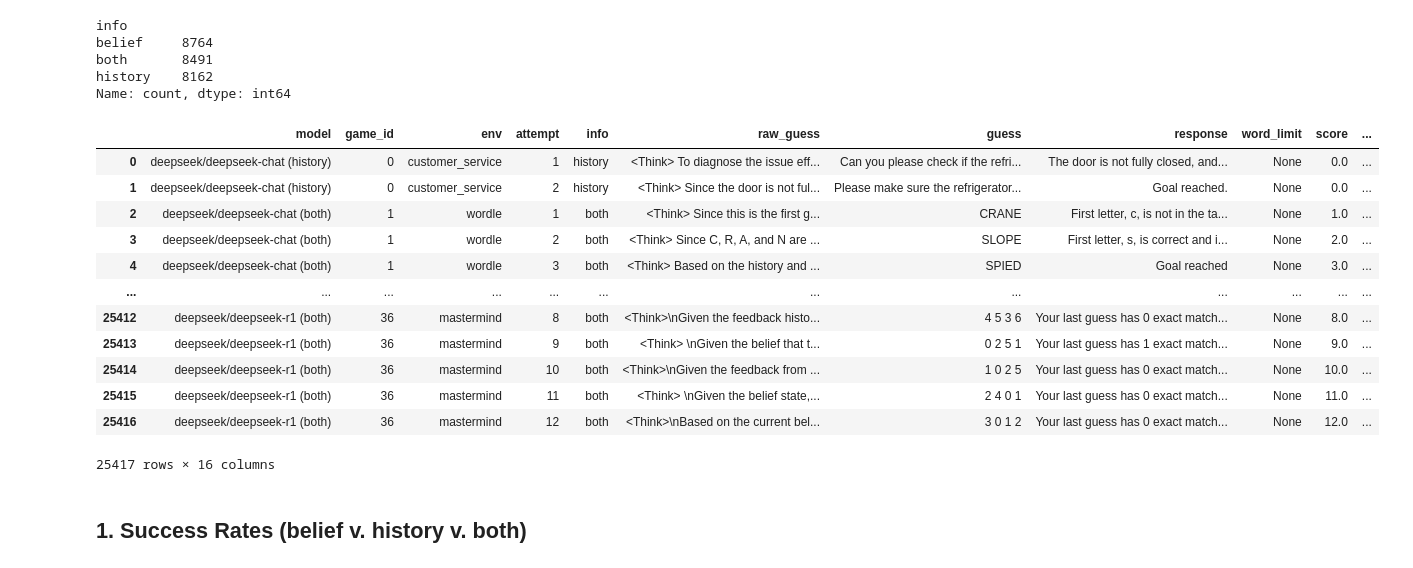
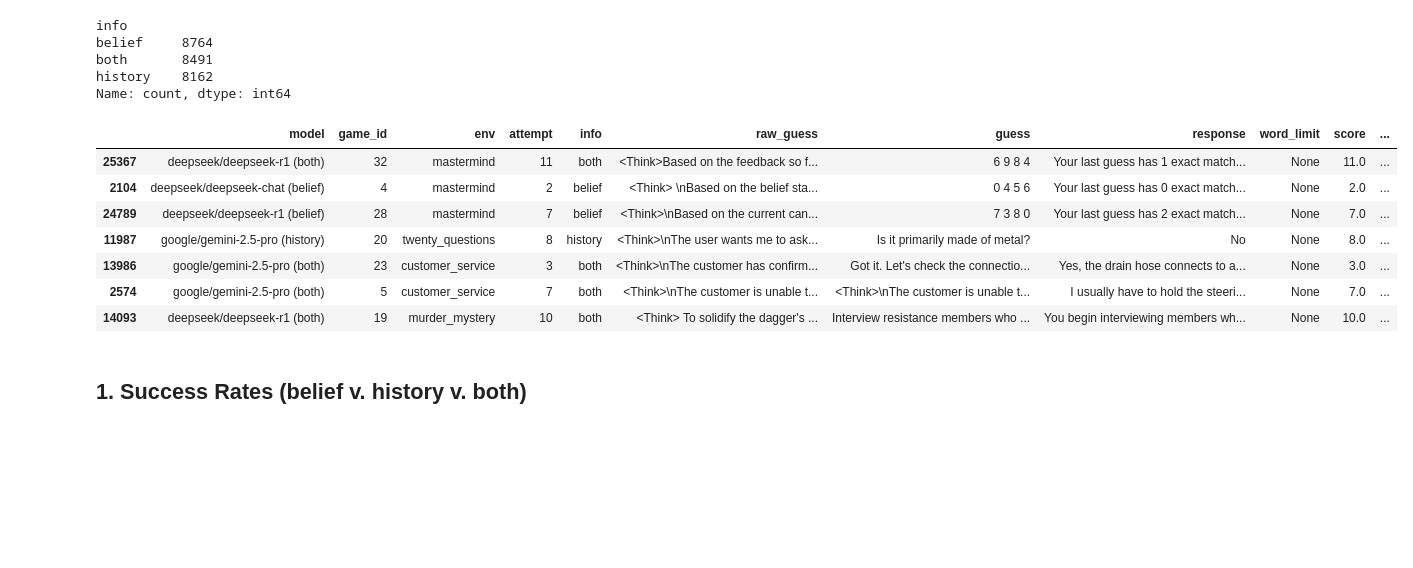
Before and after one commit to jakob-bjorner/verl, a Jupyter notebook: frontier_baselines/paprika_frontier_llms.ipynb, the cells around one changed output. Cells and saved outputs as stored; diff of their text form; code cells hidden in the pictures; blank space fills up the shorter version.

```diff
--- a/frontier_baselines/paprika_frontier_llms.ipynb
+++ b/frontier_baselines/paprika_frontier_llms.ipynb
@@ -291,21 +291,16 @@ df['model_info'] = df['model'].astype(str) + ' (' + df['info'].astype(str) + ')'
 # %%
 df['model'] = df['model_info']
 # %%
-df
+df.sample(n=7)
 # %% [output]
 |  | model | game_id | env | attempt | info | raw_guess | guess | response | word_limit | score | ... |
-| 0 | deepseek/deepseek-chat (history) | 0 | customer_service | 1 | history | <Think> To diagnose the issue eff... | Can you please check if the refri... | The door is not fully closed, and... | None | 0.0 | ... |
-| 1 | deepseek/deepseek-chat (history) | 0 | customer_service | 2 | history | <Think> Since the door is not ful... | Please make sure the refrigerator... | Goal reached. | None | 0.0 | ... |
-| 2 | deepseek/deepseek-chat (both) | 1 | wordle | 1 | both | <Think> Since this is the first g... | CRANE | First letter, c, is not in the ta... | None | 1.0 | ... |
-| 3 | deepseek/deepseek-chat (both) | 1 | wordle | 2 | both | <Think> Since C, R, A, and N are ... | SLOPE | First letter, s, is correct and i... | None | 2.0 | ... |
-| 4 | deepseek/deepseek-chat (both) | 1 | wordle | 3 | both | <Think> Based on the history and ... | SPIED | Goal reached | None | 3.0 | ... |
-| ... | ... | ... | ... | ... | ... | ... | ... | ... | ... | ... | ... |
-| 25412 | deepseek/deepseek-r1 (both) | 36 | mastermind | 8 | both | <Think>\nGiven the feedback histo... | 4 5 3 6 | Your last guess has 0 exact match... | None | 8.0 | ... |
-| 25413 | deepseek/deepseek-r1 (both) | 36 | mastermind | 9 | both | <Think> \nGiven the belief that t... | 0 2 5 1 | Your last guess has 1 exact match... | None | 9.0 | ... |
-| 25414 | deepseek/deepseek-r1 (both) | 36 | mastermind | 10 | both | <Think>\nGiven the feedback from ... | 1 0 2 5 | Your last guess has 0 exact match... | None | 10.0 | ... |
-| 25415 | deepseek/deepseek-r1 (both) | 36 | mastermind | 11 | both | <Think> \nGiven the belief state,... | 2 4 0 1 | Your last guess has 0 exact match... | None | 11.0 | ... |
-| 25416 | deepseek/deepseek-r1 (both) | 36 | mastermind | 12 | both | <Think>\nBased on the current bel... | 3 0 1 2 | Your last guess has 0 exact match... | None | 12.0 | ... |
+| 25367 | deepseek/deepseek-r1 (both) | 32 | mastermind | 11 | both | <Think>Based on the feedback so f... | 6 9 8 4 | Your last guess has 1 exact match... | None | 11.0 | ... |
+| 2104 | deepseek/deepseek-chat (belief) | 4 | mastermind | 2 | belief | <Think> \nBased on the belief sta... | 0 4 5 6 | Your last guess has 0 exact match... | None | 2.0 | ... |
+| 24789 | deepseek/deepseek-r1 (belief) | 28 | mastermind | 7 | belief | <Think>\nBased on the current can... | 7 3 8 0 | Your last guess has 2 exact match... | None | 7.0 | ... |
+| 11987 | google/gemini-2.5-pro (history) | 20 | twenty_questions | 8 | history | <Think>\nThe user wants me to ask... | Is it primarily made of metal? | No | None | 8.0 | ... |
+| 13986 | google/gemini-2.5-pro (both) | 23 | customer_service | 3 | both | <Think>\nThe customer has confirm... | Got it. Let's check the connectio... | Yes, the drain hose connects to a... | None | 3.0 | ... |
+| 2574 | google/gemini-2.5-pro (both) | 5 | customer_service | 7 | both | <Think>\nThe customer is unable t... | <Think>\nThe customer is unable t... | I usually have to hold the steeri... | None | 7.0 | ... |
+| 14093 | deepseek/deepseek-r1 (both) | 19 | murder_mystery | 10 | both | <Think> To solidify the dagger's ... | Interview resistance members who ... | You begin interviewing members wh... | None | 10.0 | ... |
-25417 rows × 16 columns
 # %% [markdown]
 ## 1. Success Rates (belief v. history v. both)
 # %%
```
Also changed, not shown: parts of 9 cells of this notebook.
